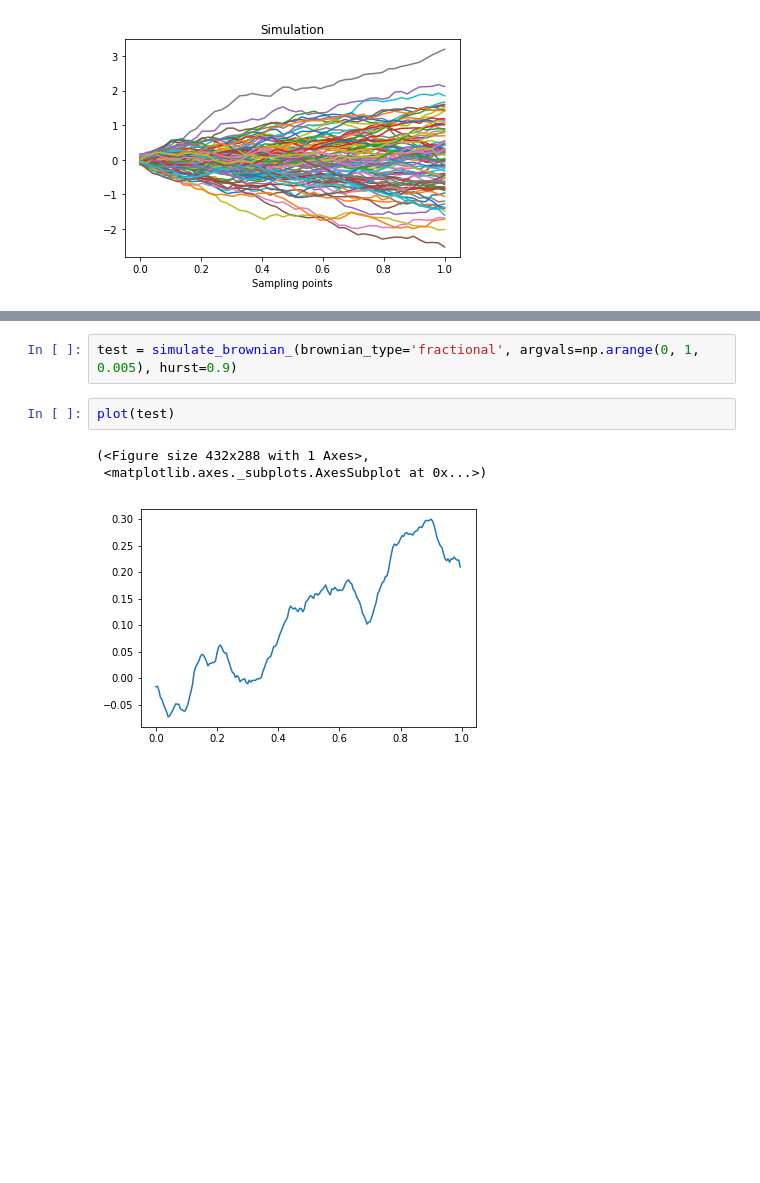
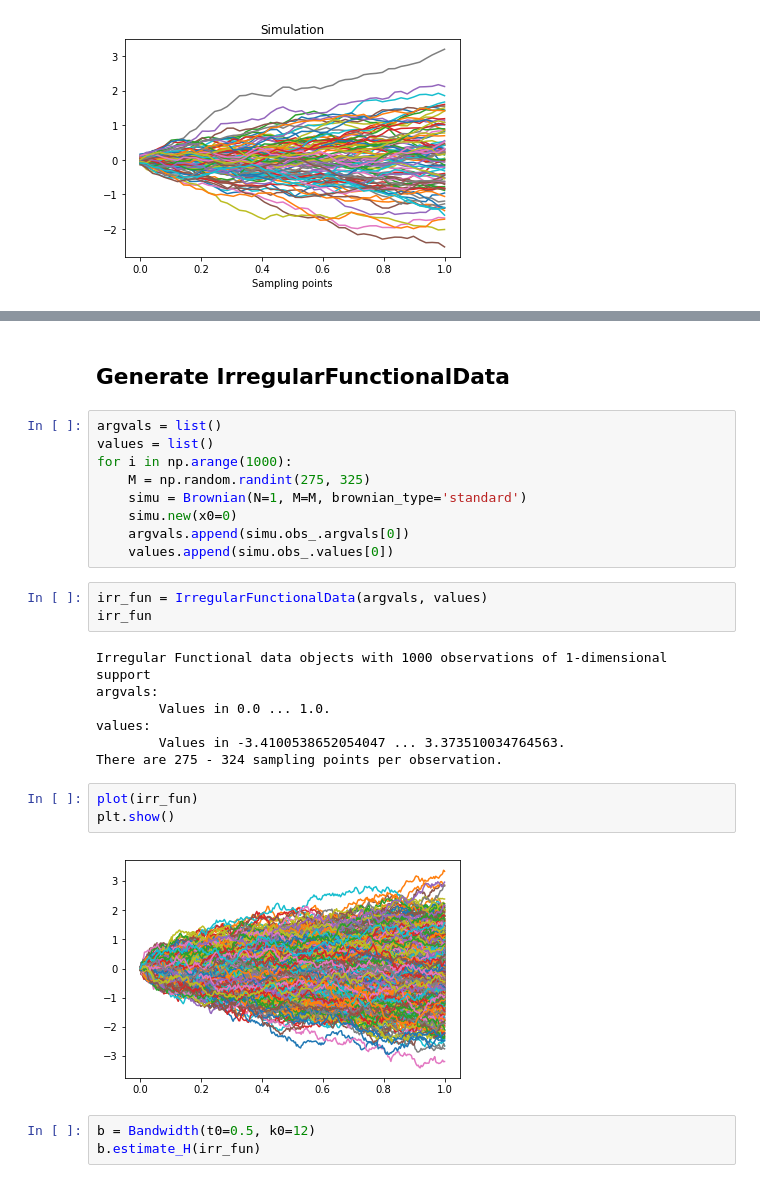
Before and after one commit to StevenGolovkine/FDApy, a Jupyter notebook: examples/simulation.ipynb, the cells around one changed output, grey strips where cells are left out. Drawn from its saved outputs; the diff is of its cells as text; blank space fills up the shorter version.

```diff
--- a/examples/simulation.ipynb
+++ b/examples/simulation.ipynb
@@ -159,8 +142,29 @@ plot(test)
-# %%
-test = simulate_brownian_(brownian_type='fractional', argvals=np.arange(0, 1, 0.005), hurst=0.9)
-# %%
-plot(test)
-# %% [output]
-(<Figure size 432x288 with 1 Axes>,
- <matplotlib.axes._subplots.AxesSubplot at 0x...>)
-[figure, removed]
+# %% [markdown]
+## Generate IrregularFunctionalData
+# %%
+argvals = list()
+values = list()
+for i in np.arange(1000):
+    M = np.random.randint(275, 325)
+    simu = Brownian(N=1, M=M, brownian_type='standard')
+    simu.new(x0=0)
+    argvals.append(simu.obs_.argvals[0])
+    values.append(simu.obs_.values[0])
+# %%
+irr_fun = IrregularFunctionalData(argvals, values)
+irr_fun
+# %% [output]
+Irregular Functional data objects with 1000 observations of 1-dimensional support
+argvals:
+        Values in 0.0 ... 1.0.
+values:
+        Values in -3.4100538652054047 ... 3.373510034764563.
+There are 275 - 324 sampling points per observation.
+# %%
+plot(irr_fun)
+plt.show()
+# %% [output]
+[figure, added]
+# %%
+b = Bandwidth(t0=0.5, k0=12)
+b.estimate_H(irr_fun)
```
Also changed, not shown: parts of 9 cells of this notebook, 1 other file.
